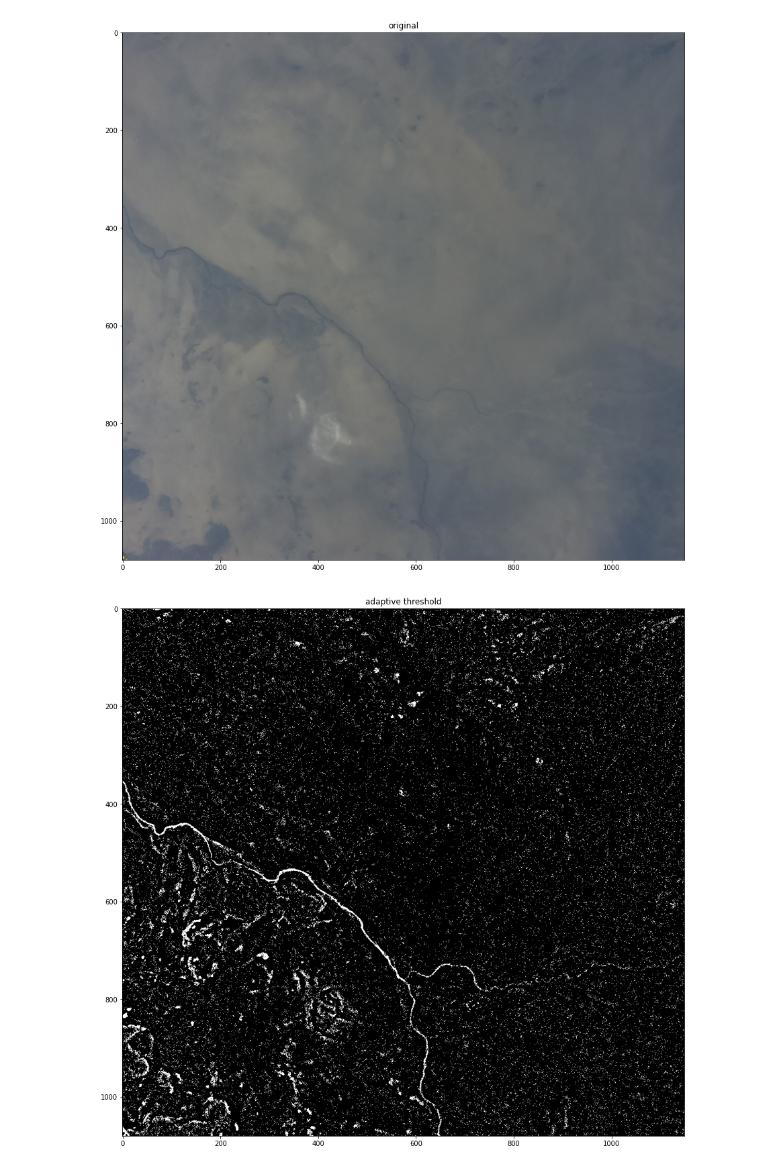
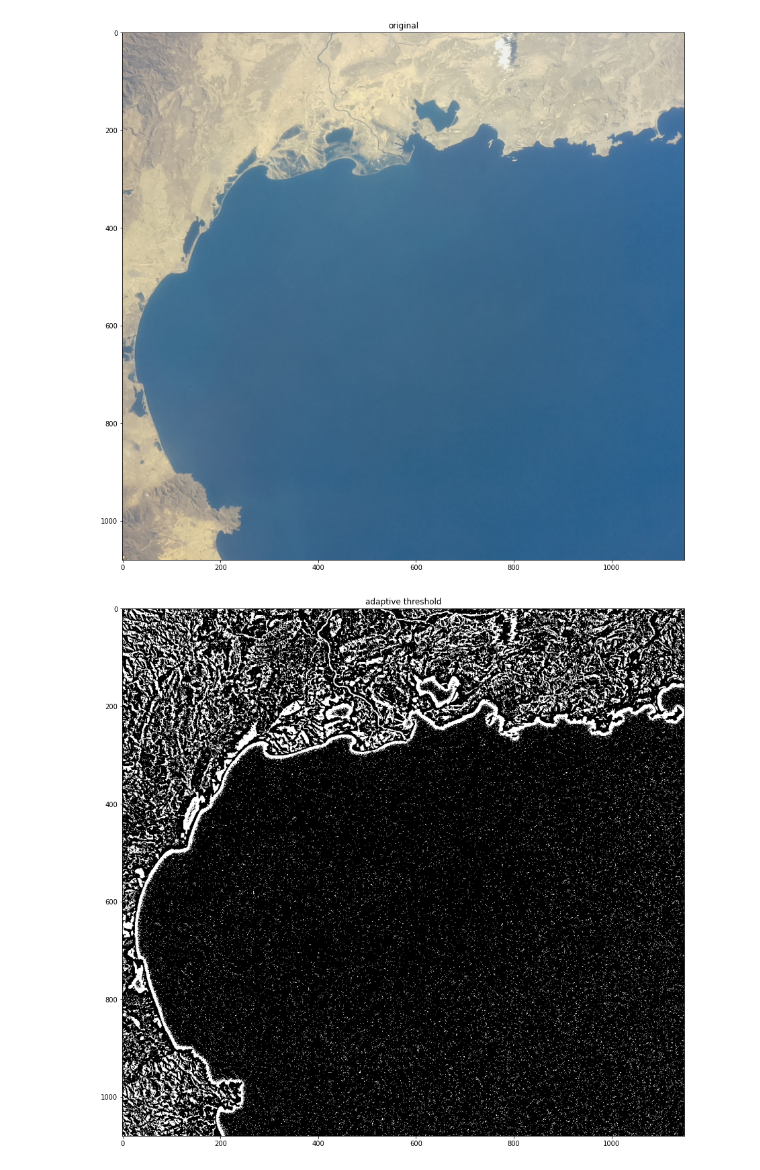
Before and after one commit to CHIP-AstroPi/src, a Jupyter notebook: rivers/rivers_detection.ipynb, the cells around one changed output. Drawn from its saved outputs; the diff is of its cells as text; code cells hidden in the pictures.

```diff
--- a/rivers/rivers_detection.ipynb
+++ b/rivers/rivers_detection.ipynb
@@ -12,12 +12,13 @@ def imshow(img, title='img', size=(15, 15)):
     plt.title(title)
     plt.show()
 # %%
-img = cv.imread('./data/46139865612_61080b4f33_o.jpg')
+# img = cv.imread('./data/46139865612_61080b4f33_o.jpg')
+img = cv.imread('./data/46139916742_e461092961_o.jpg')
 img = img[:, 350:1500]
 
 imshow(cv.cvtColor(img, cv.COLOR_BGR2RGB), title='original')
 # %% [output]
-[figure, old version]
+[figure, new version]
 # %%
 gray = cv.cvtColor(img, cv.COLOR_BGR2GRAY)
 thr = cv.adaptiveThreshold(
@@ -31,7 +32,7 @@ thr = cv.adaptiveThreshold(
 
 imshow(cv.cvtColor(thr, cv.COLOR_BGR2RGB), title='adaptive threshold')
 # %% [output]
-[figure, old version]
+[figure, new version]
 # %%
 conts, hier = cv.findContours(
     thr,
```
Also changed, not shown: parts of 5 cells of this notebook, 2 other files.
